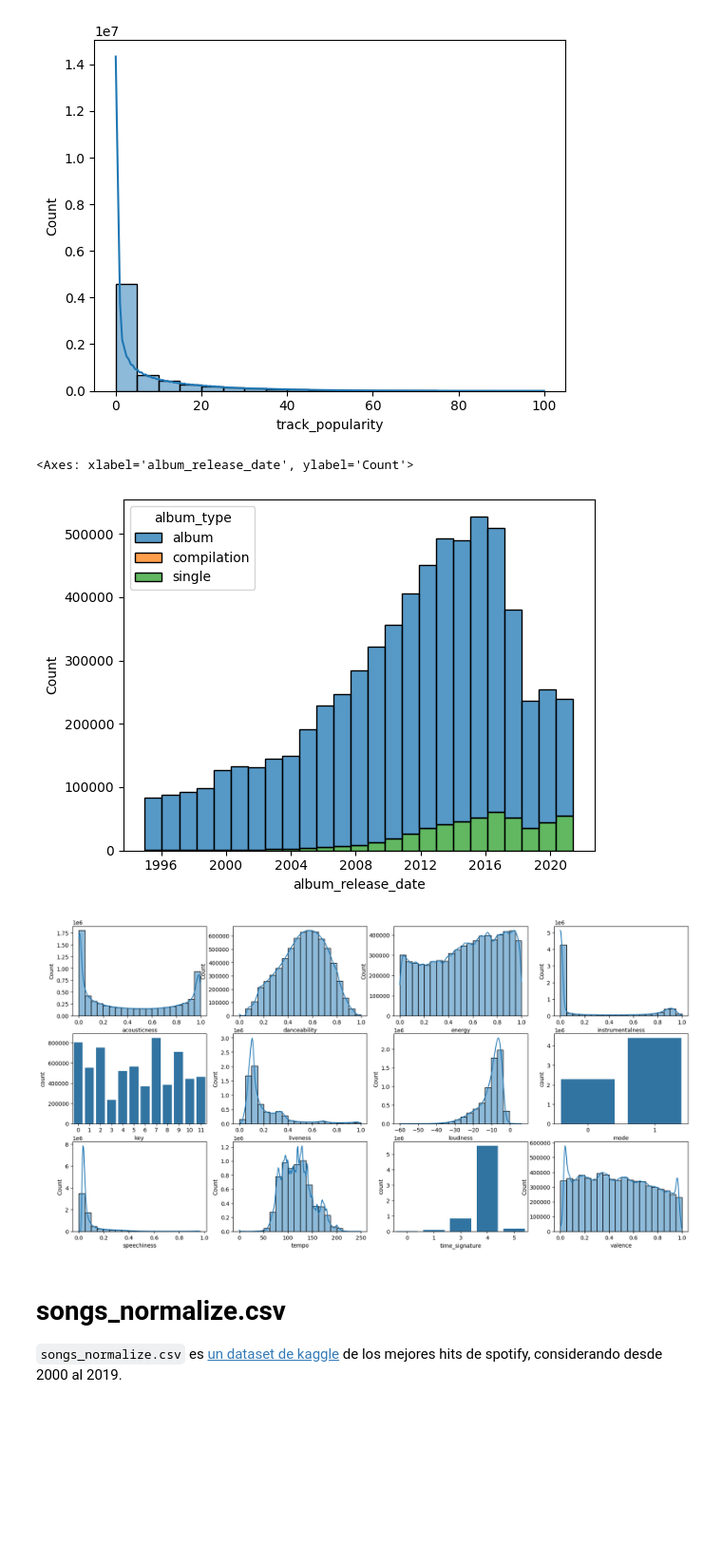
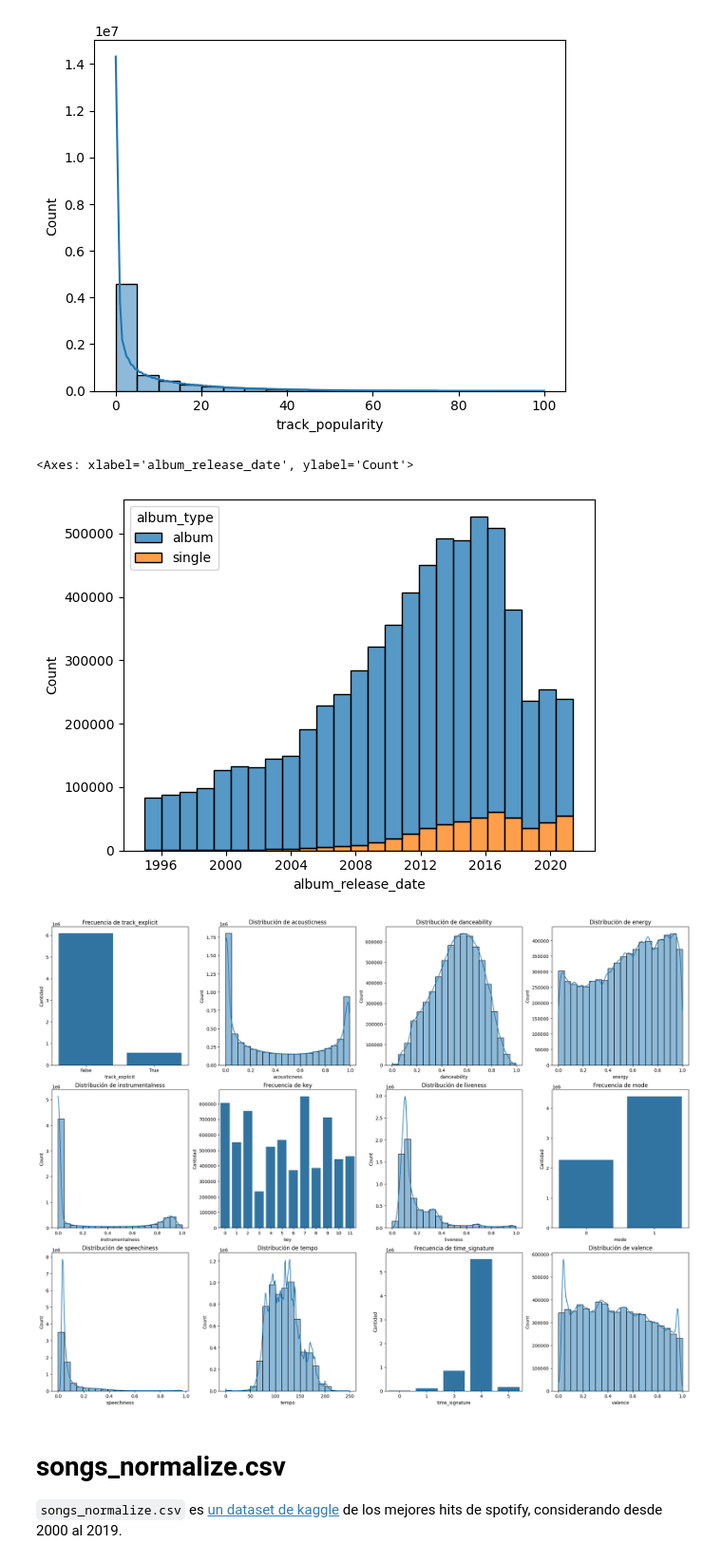
Before and after one commit to DamnXitri/spotify-data-mining, a Jupyter notebook: proyecto.ipynb, the cells around one changed output. Shown at 95% size. Cells and saved outputs as stored; diff of their text form; code cells hidden in the pictures; blank space fills up the shorter version.

```diff
--- a/proyecto.ipynb
+++ b/proyecto.ipynb
@@ -994,6 +999,10 @@ if LOAD:
     parse_dates = ['album_release_date']
   )
   merged_data['album_type'] = merged_data['album_type'].astype('category')
+  merged_data['track_explicit'] = merged_data['track_explicit'].astype('bool')
+  merged_data['key'] = merged_data['key'].astype('category')
+  merged_data['mode'] = merged_data['mode'].astype('category') # Major o Minor (0 = Minor, 1 = Major)
+  merged_data['time_signature'] = merged_data['time_signature'].astype('category')
 
 merged_data.head()
 # %% [output]
@@ -1041,0 +1070,4 @@ merged_data.describe()
+# %%
+print(f"=== Has NaN ===") #Muestra las columnas con valores nulos
+for col in merged_data.columns:
+  print(col, merged_data[col].hasnans, "<=====================" if merged_data[col].hasnans else "")
@@ -1041,0 +1096,2 @@ merged_data.describe()
+# %%
+merged_data = merged_data[~((merged_data['track_name'].isna()) | (merged_data['album_name'].isna()) | (merged_data['artist_name'].isna()))]
@@ -1041,0 +1191,4 @@ merged_data.describe()
+# %%
+merged_data.drop(['album_popularity', 'artist_popularity', 'duration', 'loudness'],
+                  axis=1, inplace=True)
+merged_data.columns
@@ -1074,44 +1235,47 @@ sns.histplot(
 )
 # %% [output]
 <Axes: xlabel='album_release_date', ylabel='Count'>
-[figure, old version]
+[figure, new version]
 # %%
 plot_columns = {
+  'track_explicit': 'discreta',
   'acousticness': 'continua',
   'danceability': 'continua',
   'energy': 'continua',
   'instrumentalness': 'continua',
   'key': 'discreta',
   'liveness': 'continua',
-  'loudness': 'continua',
   'mode': 'discreta',
   'speechiness': 'continua',
   'tempo': 'continua',
   'time_signature': 'discreta',
   'valence': 'continua',
 }
 # plot multiples histogramas (12 columnas/features)
-fig, axs = plt.subplots(3, 4, figsize=(20, 10))
+fig, axs = plt.subplots(3, 4, figsize=(20, 15), constrained_layout=True)
 
 for i, col in enumerate(plot_columns.keys()):
   if plot_columns[col] == 'continua':
     sns.histplot(
       data = merged_data,
       x = col,
       bins = 20,
       kde = True,
       ax = axs[i // 4, i % 4]
     )
+    axs[i // 4, i % 4].set_title(f'Distribución de {col}')
   else:
     sns.countplot(
       data = merged_data,
       x = col,
       ax = axs[i // 4, i % 4]
     )
+    axs[i // 4, i % 4].set_title(f'Frecuencia de {col}')
+    axs[i // 4, i % 4].set_ylabel('Cantidad')
 
 del plot_columns
 # %% [output]
-[figure, old version]
+[figure, new version]
 # %% [markdown]
 # songs_normalize.csv
 
```
Also changed, not shown: parts of 171 cells of this notebook, 1 other file.
